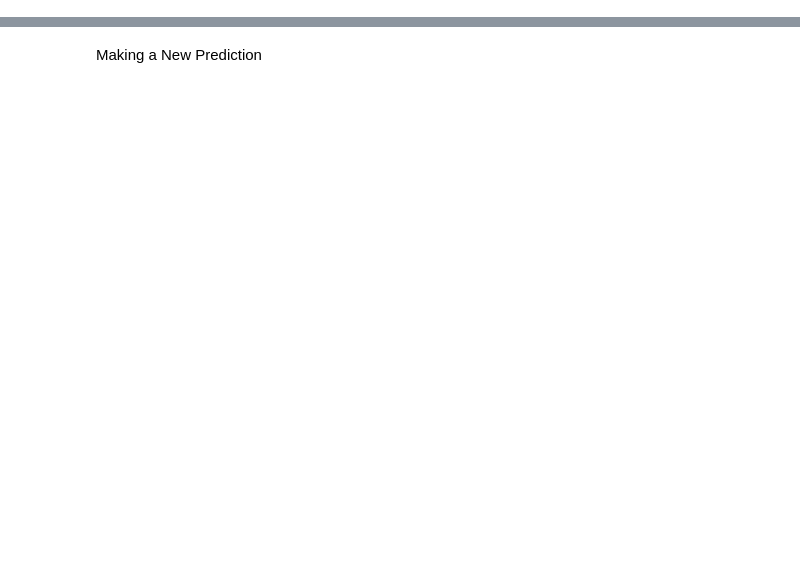
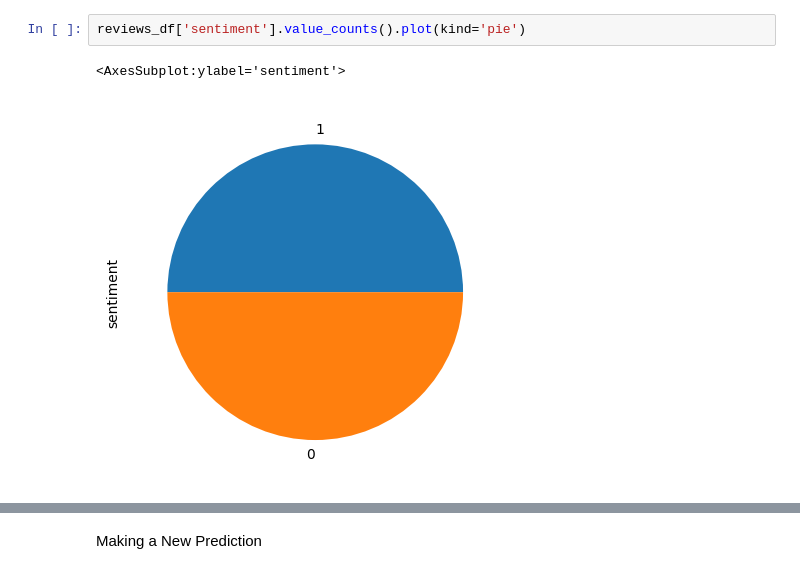
Before and after one commit to dalexmuro/3WAProject-2, a Jupyter notebook: sent_analysis.ipynb, the cells around one changed output, grey strips where cells are left out. Drawn from its saved outputs; the diff is of its cells as text; blank space fills up the shorter version.

```diff
--- a/sent_analysis.ipynb
+++ b/sent_analysis.ipynb
@@ -68,0 +70,5 @@ Getting cleaned reviews from file
+# %%
+reviews_df['sentiment'].value_counts().plot(kind='pie')
+# %% [output]
+<AxesSubplot:ylabel='sentiment'>
+[figure, added]
```
Also changed, not shown: parts of 36 cells of this notebook, 11 other files.
